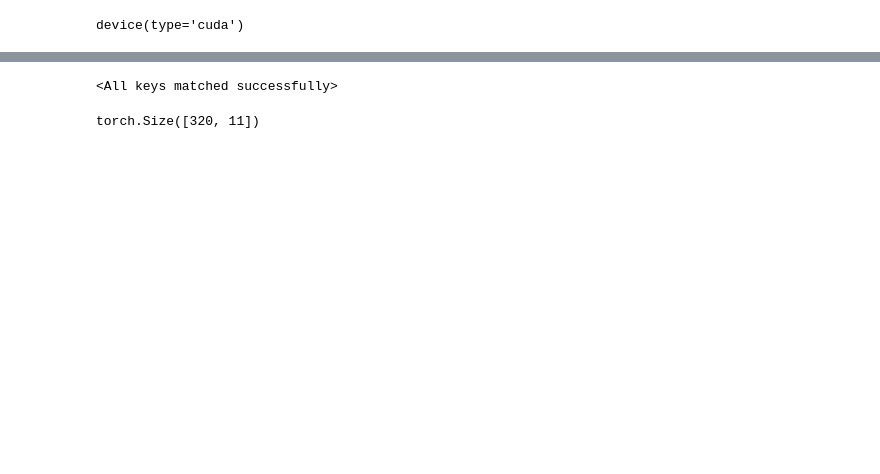
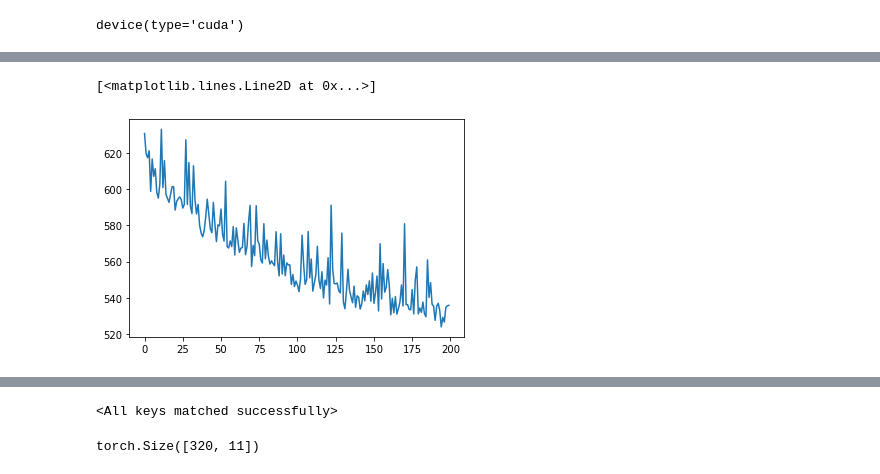
Before and after one commit to Henri-XYu02/CSE151B-project, a Jupyter notebook: Code/Embedding_MLP_model.ipynb, the cells around one changed output, grey strips where cells are left out. Saved outputs shown, nothing was run; the diff lists cells and outputs as text; code cells hidden in the pictures; blank space fills up the shorter version.

```diff
--- a/Code/Embedding_MLP_model.ipynb
+++ b/Code/Embedding_MLP_model.ipynb
@@ -219,3 +221,9 @@ plt.plot(torch.Tensor.cpu(torch.tensor(all_losses)))
+# %%
+plt.figure()
+plt.plot(torch.Tensor.cpu(torch.tensor(validation_losses)))
+# %% [output]
+[<matplotlib.lines.Line2D at 0x...>]
+[figure, added]
 # %%
 def view_loss(model, test_set, test_label,criterion):
     total_loss=0
```
Also changed, not shown: parts of 12 cells of this notebook, 1 other file.
